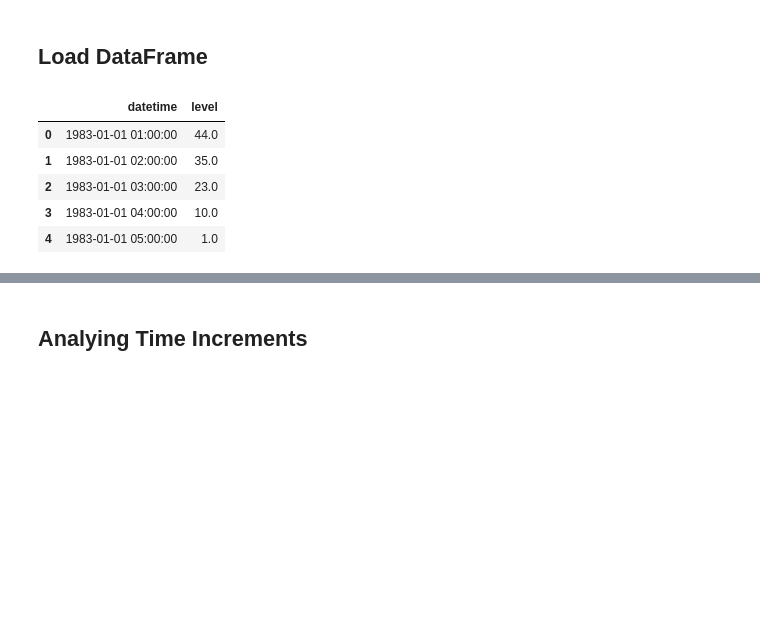
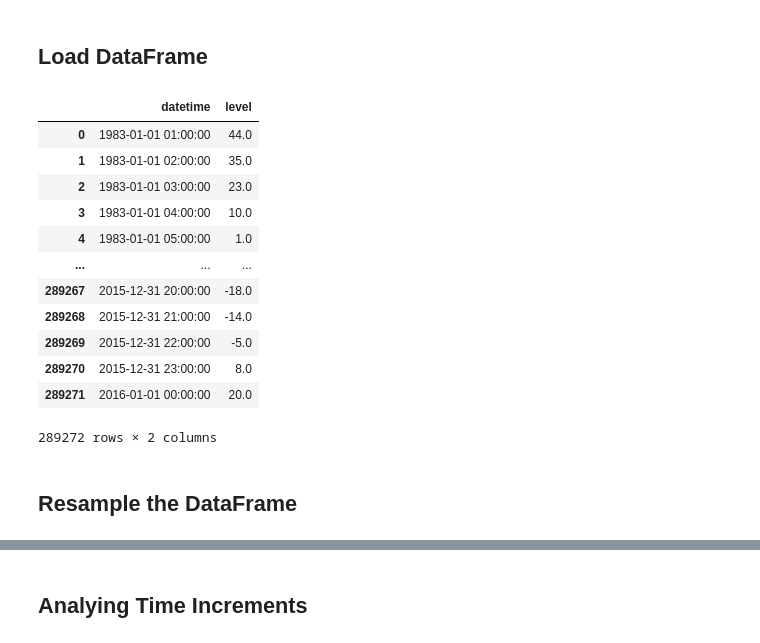
Before and after one commit to kmcguigan1/Time-Series-Playground, a Jupyter notebook: 0-Explotatory-data-analysis.ipynb, the cells around one changed output, grey strips where cells are left out. Drawn from its saved outputs; the diff is of its cells as text; code cells hidden in the pictures; blank space fills up the shorter version.

```diff
--- a/0-Explotatory-data-analysis.ipynb
+++ b/0-Explotatory-data-analysis.ipynb
@@ -15,12 +17,21 @@ import seaborn as sns
 # %%
 df = pd.read_csv('./data/venezia.csv')
 df['datetime'] = pd.to_datetime(df['datetime'], infer_datetime_format=True)
 df.sort_values(by='datetime', inplace=True, ignore_index=True)
-df.head()
+df
 # %% [output]
 |  | datetime | level |
 | 0 | 1983-01-01 01:00:00 | 44.0 |
 | 1 | 1983-01-01 02:00:00 | 35.0 |
 | 2 | 1983-01-01 03:00:00 | 23.0 |
 | 3 | 1983-01-01 04:00:00 | 10.0 |
 | 4 | 1983-01-01 05:00:00 | 1.0 |
+| ... | ... | ... |
+| 289267 | 2015-12-31 20:00:00 | -18.0 |
+| 289268 | 2015-12-31 21:00:00 | -14.0 |
+| 289269 | 2015-12-31 22:00:00 | -5.0 |
+| 289270 | 2015-12-31 23:00:00 | 8.0 |
+| 289271 | 2016-01-01 00:00:00 | 20.0 |
+289272 rows × 2 columns
+# %% [markdown]
+## **Resample the DataFrame**
```
Also changed, not shown: parts of 38 cells of this notebook, 25 other files.
